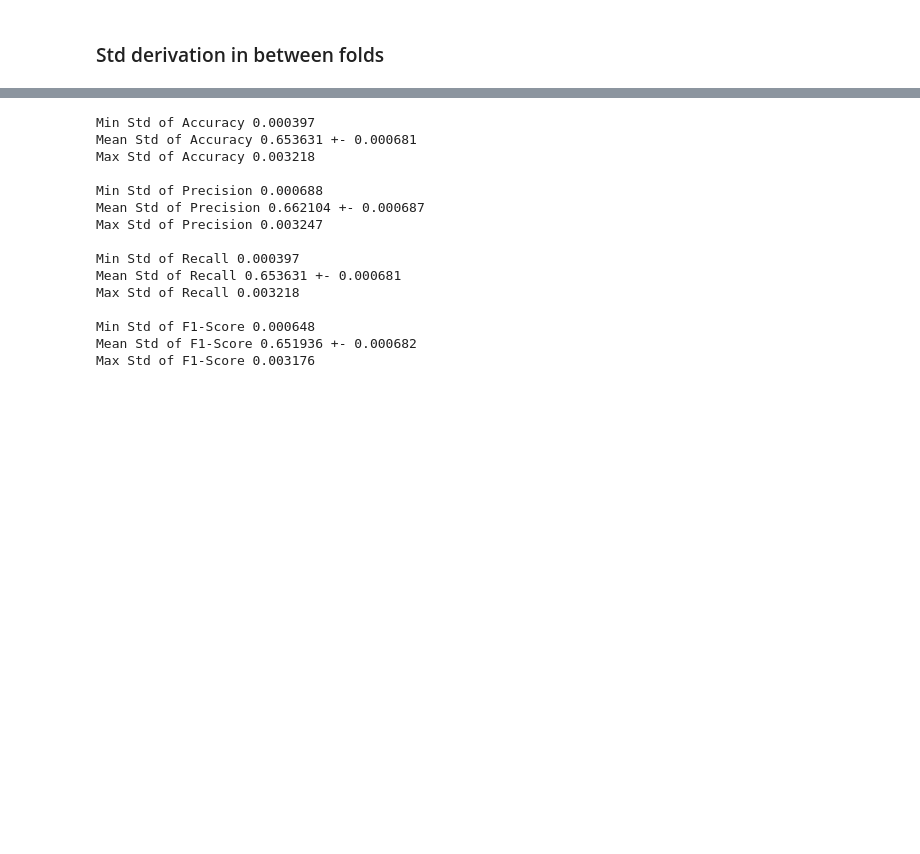
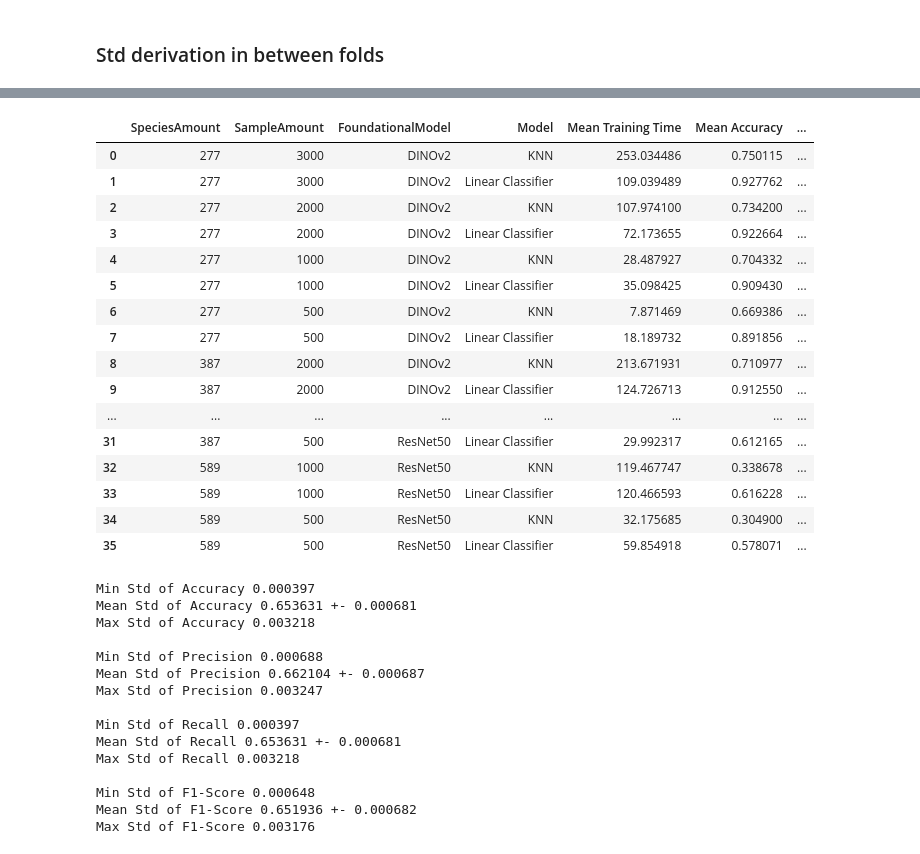
Before and after one commit to leo-grz/BachelorThesis_LepidopteraFGIC, a Jupyter notebook: notebooks/08_crossval_results_analysis_w_chosen_setup.ipynb, the cells around one changed output, grey strips where cells are left out. Cells and saved outputs as stored; diff of their text form; code cells hidden in the pictures; blank space fills up the shorter version.

```diff
--- a/notebooks/08_crossval_results_analysis_w_chosen_setup.ipynb
+++ b/notebooks/08_crossval_results_analysis_w_chosen_setup.ipynb
@@ -69,3 +69,4 @@ averaged_result_df = averaged_result_df.drop_duplicates().reset_index(drop=True)
 # %%
 #averaged_result_df.to_csv(PATH_TO_RESULTS + 'crossval_bestparams_alldatasets_180runs_averaged.csv',index=False)
-averaged_result_df.sample(3)
+#averaged_result_df.sample(3)
+averaged_result_df = pd.read_csv(PATH_TO_RESULTS + 'crossval_bestparams_alldatasets_180runs_averaged.csv')
@@ -77,3 +93,23 @@ averaged_result_df.sample(3)
+# %%
+averaged_result_df
+# %% [output]
+|  | SpeciesAmount | SampleAmount | FoundationalModel | Model | Mean Training Time | Mean Accuracy | ... |
+| 0 | 277 | 3000 | DINOv2 | KNN | 253.034486 | 0.750115 | ... |
+| 1 | 277 | 3000 | DINOv2 | Linear Classifier | 109.039489 | 0.927762 | ... |
+| 2 | 277 | 2000 | DINOv2 | KNN | 107.974100 | 0.734200 | ... |
+| 3 | 277 | 2000 | DINOv2 | Linear Classifier | 72.173655 | 0.922664 | ... |
+| 4 | 277 | 1000 | DINOv2 | KNN | 28.487927 | 0.704332 | ... |
+| 5 | 277 | 1000 | DINOv2 | Linear Classifier | 35.098425 | 0.909430 | ... |
+| 6 | 277 | 500 | DINOv2 | KNN | 7.871469 | 0.669386 | ... |
+| 7 | 277 | 500 | DINOv2 | Linear Classifier | 18.189732 | 0.891856 | ... |
+| 8 | 387 | 2000 | DINOv2 | KNN | 213.671931 | 0.710977 | ... |
+| 9 | 387 | 2000 | DINOv2 | Linear Classifier | 124.726713 | 0.912550 | ... |
+| ... | ... | ... | ... | ... | ... | ... | ... |
+| 31 | 387 | 500 | ResNet50 | Linear Classifier | 29.992317 | 0.612165 | ... |
+| 32 | 589 | 1000 | ResNet50 | KNN | 119.467747 | 0.338678 | ... |
+| 33 | 589 | 1000 | ResNet50 | Linear Classifier | 120.466593 | 0.616228 | ... |
+| 34 | 589 | 500 | ResNet50 | KNN | 32.175685 | 0.304900 | ... |
+| 35 | 589 | 500 | ResNet50 | Linear Classifier | 59.854918 | 0.578071 | ... |
 # %%
 
 for metric in ['Accuracy', 'Precision', 'Recall', 'F1-Score']:
```
Also changed, not shown: parts of 4 cells of this notebook, 17 other files.
